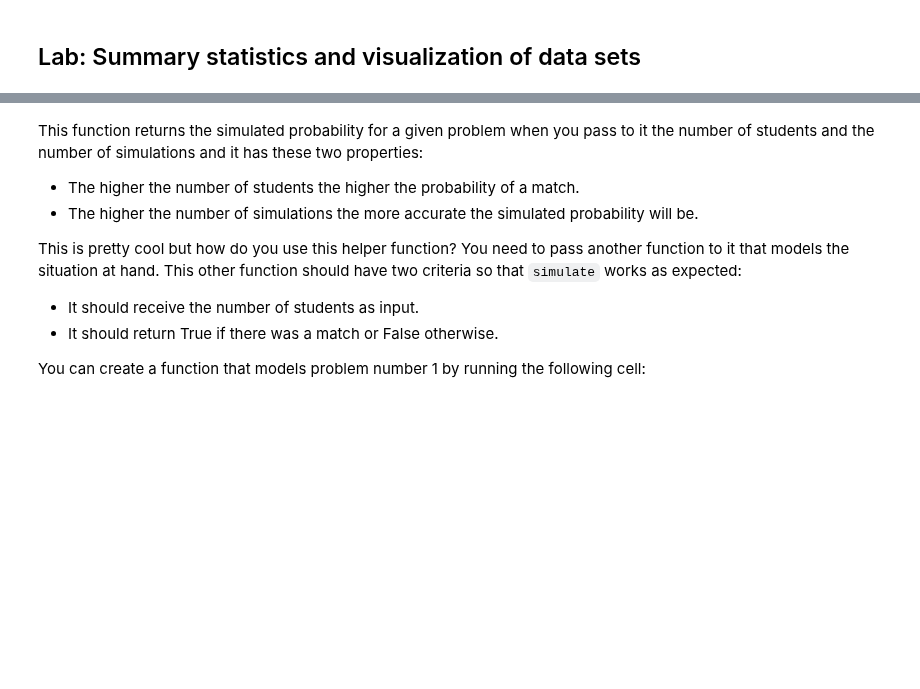
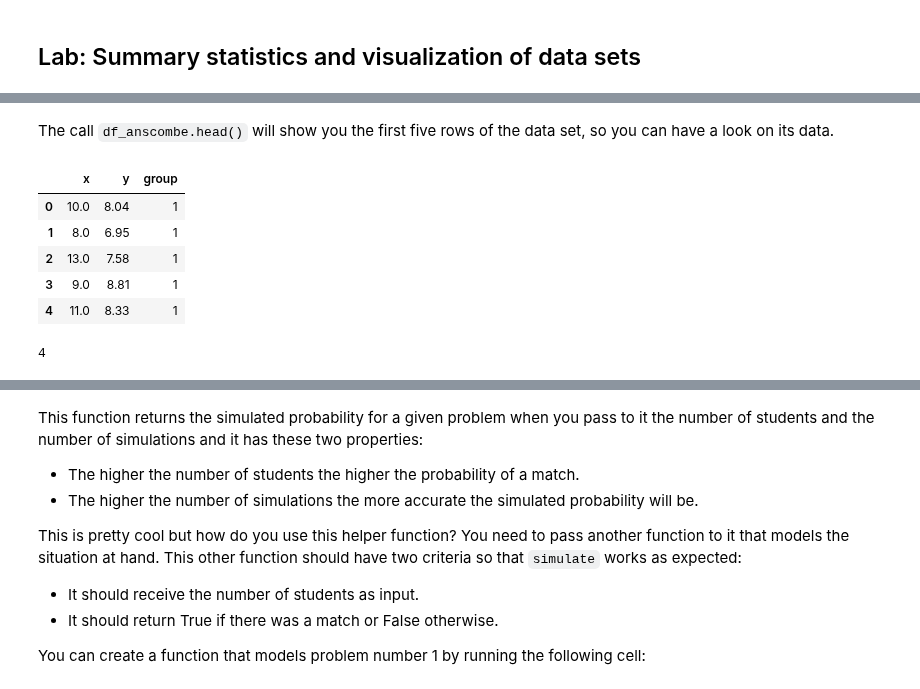
Before and after one commit to rahiakela/mathematics-for-machine-learning, a Jupyter notebook: mathematics-for-machine-learning-and-data-science-specialization/03-probability-and-statistics/week2-describing-probability-distributions/lab_1_summary_statistics_and_visualization_of_datasets.ipynb, the cells around one changed output, grey strips where cells are left out. Cells and saved outputs as stored; diff of their text form; code cells hidden in the pictures; blank space fills up the shorter version.

```diff
--- a/mathematics-for-machine-learning-and-data-science-specialization/03-probability-and-statistics/week2-describing-probability-distributions/lab_1_summary_statistics_and_visualization_of_datasets.ipynb
+++ b/mathematics-for-machine-learning-and-data-science-specialization/03-probability-and-statistics/week2-describing-probability-distributions/lab_1_summary_statistics_and_visualization_of_datasets.ipynb
@@ -50,0 +43,16 @@ Before taking a look at the analytical solution you will try to solve it by crea
+# %% [markdown]
+The call `df_anscombe.head()` will show you the first five rows of the data set, so you can have a look on its data.
+# %%
+df_anscombe.head()
+# %% [output]
+|  | x | y | group |
+| 0 | 10.0 | 8.04 | 1 |
+| 1 | 8.0 | 6.95 | 1 |
+| 2 | 13.0 | 7.58 | 1 |
+| 3 | 9.0 | 8.81 | 1 |
+| 4 | 11.0 | 8.33 | 1 |
+# %%
+# Let's determine the number of groups present in this dataset.
+df_anscombe.group.nunique()
+# %% [output]
+4
```
Also changed, not shown: parts of 19 cells of this notebook.
